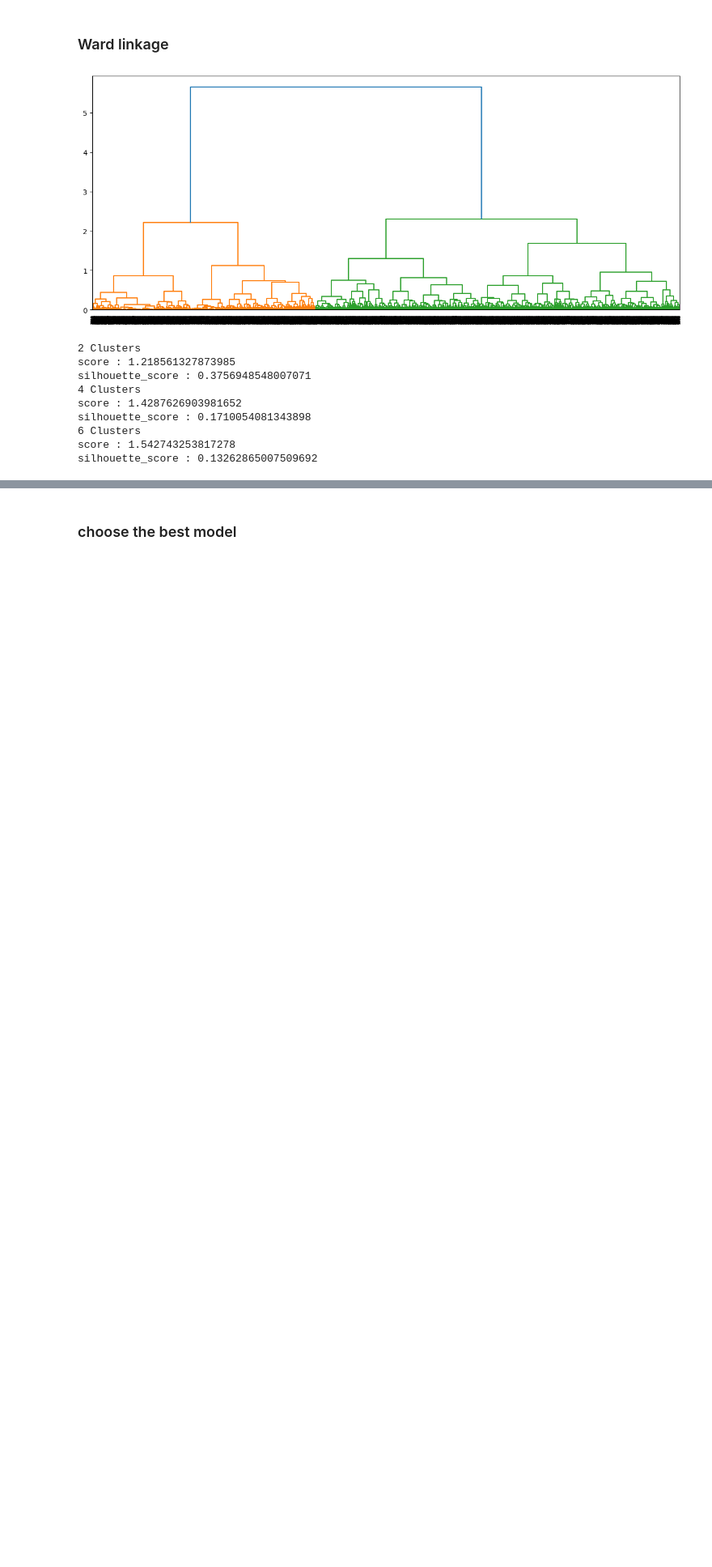
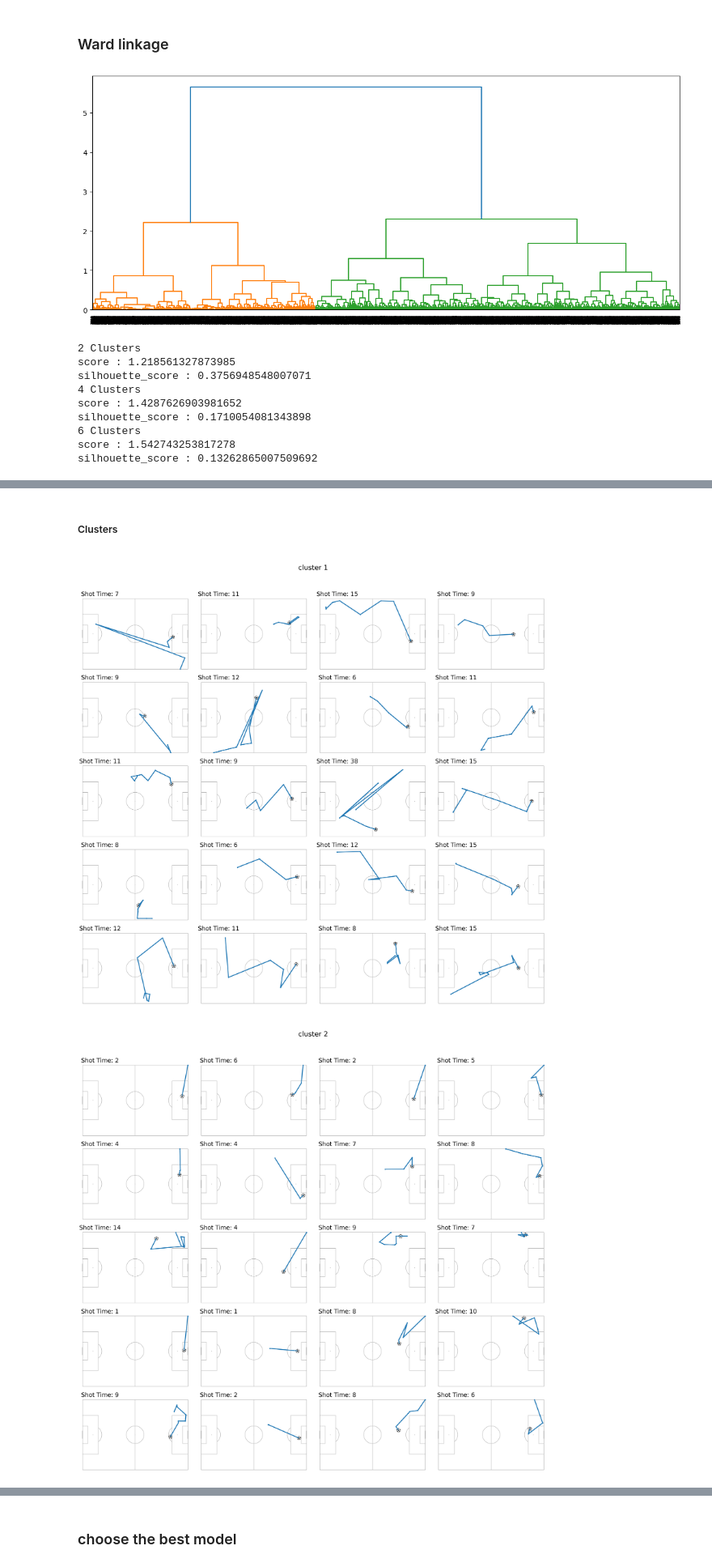
Before and after one commit to royzohar2/Soccer_DS, a Jupyter notebook: main.ipynb, the cells around one changed output, grey strips where cells are left out. Shown at 81% size. Drawn from its saved outputs; the diff is of its cells as text; code cells hidden in the pictures; blank space fills up the shorter version.

```diff
--- a/main.ipynb
+++ b/main.ipynb
@@ -657,0 +743,14 @@ silhouette_score : 0.13262865007509692
+# %% [markdown]
+##### Clusters
+# %%
+for i, cluster in enumerate(labels_per_cluster_chosen):
+    if len(cluster) != 0 :
+        labels_per_cluster_chosen[i] = [filtered_data[j] for j in cluster]
+
+for i, cluster in enumerate(labels_per_cluster_chosen):
+    if (i != 0) and (i != len(labels_per_cluster_chosen)-1):
+        sample = np.random.choice(cluster, size=min(20, len(cluster)), replace=False)
+        offense_grid([list_offense[i] for i in sample], nrows=5 , ncols=4, title_text=f"cluster {i}")
+# %% [output]
+[figure, added]
+[figure, added]
```
Also changed, not shown: parts of 14 cells of this notebook.
